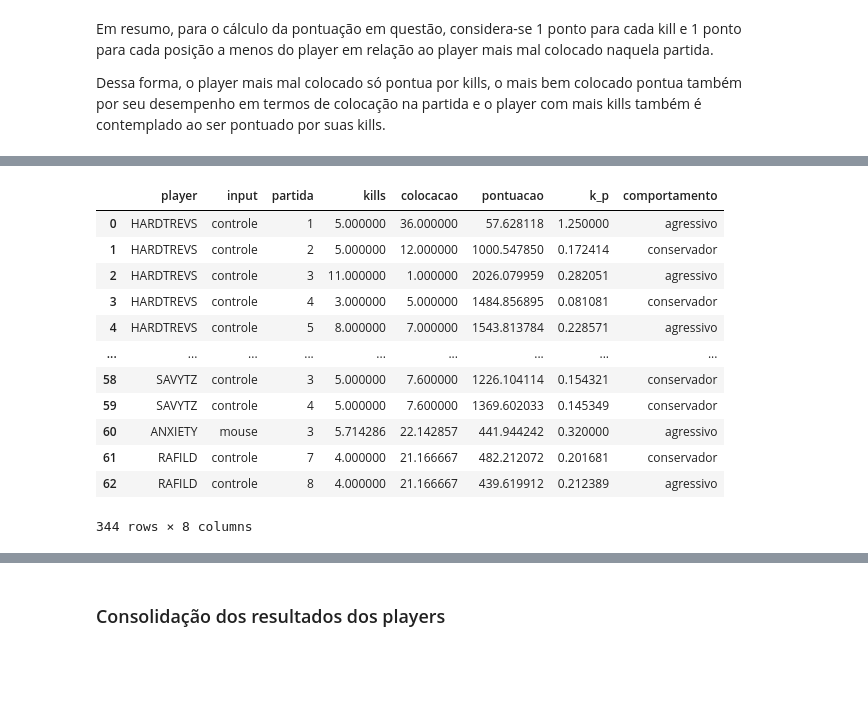
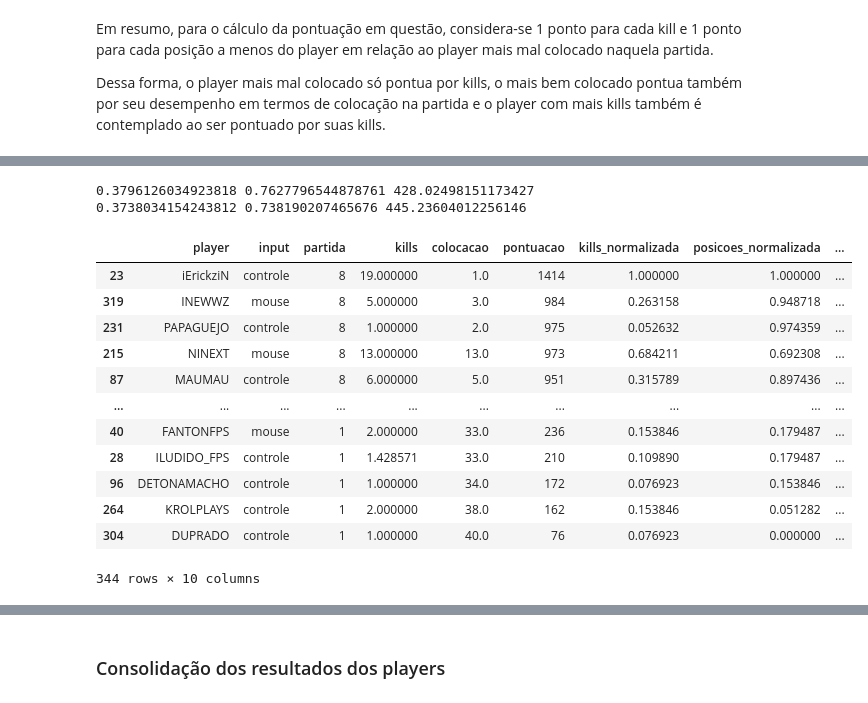
Before and after one commit to GodoyLucas/king_of_rebirth, a Jupyter notebook: Notebooks/King_of_Rebirth_Final.ipynb, the cells around one changed output, grey strips where cells are left out. Cells and saved outputs as stored; diff of their text form; code cells hidden in the pictures; blank space fills up the shorter version.

```diff
--- a/Notebooks/King_of_Rebirth_Final.ipynb
+++ b/Notebooks/King_of_Rebirth_Final.ipynb
@@ -403,45 +435,39 @@ Dessa forma, o player mais mal colocado só pontua por kills, o mais bem colocad
 # %%
-valores_colocacao_max_partida = []
-valores_posicoes = []
+valores_kills_normalizada = []
+valores_posicoes_normalizada = []
 valores_pontuacao = []
-valores_pontuacao_kills = []
-valores_pontuacao_posicoes = []
 valores_k_p = []
 
 for i in final_analise.itertuples():
 
   df_query = final_analise.query('partida == @i.partida')
 
-  colocacao_max_partida = df_query.colocacao.max()
-  colocacao = i.colocacao
+  kills_minimo_partida = df_query.kills.min()
+  kills_maximo_partida = df_query.kills.max()
   kills = i.kills
 
-  posicoes = colocacao_max_partida - colocacao
+  kills_normalizada = (kills - kills_minimo_partida) / (kills_maximo_partida - kills_minimo_partida)
 
-  s = math.sqrt(kills**2 + posicoes**2)
+  posicoes_minimo_partida = df_query.posicoes.min()
+  posicoes_maximo_partida = df_query.posicoes.max()
+  posicoes = i.posicoes
 
-  k_p = 0 if posicoes == 0 else kills / posicoes
+  posicoes_normalizada = (posicoes - posicoes_minimo_partida) / (posicoes_maximo_partida - posicoes_minimo_partida)
 
-  p_k = 0 if kills == 0 else posicoes / kills
+  s = math.sqrt(kills_normalizada**2 + posicoes_normalizada**2)
 
-  pontuacao = s*(kills + posicoes)
+  pontuacao = int(s* 1000)
 
-  pontuacao_kills = 0 if kills == 0 else pontuacao / kills
+  k_p = 0 if posicoes_normalizada == 0 else kills_normalizada / posicoes_normalizada
 
-  pontuacao_posicoes = 0 if posicoes == 0 else pontuacao / posicoes
-
-  valores_colocacao_max_partida.append(colocacao_max_partida)
-  valores_posicoes.append(posicoes)
+  valores_kills_normalizada.append(kills_normalizada)
+  valores_posicoes_normalizada.append(posicoes_normalizada)
   valores_pontuacao.append(pontuacao)
-  valores_pontuacao_kills.append(pontuacao_kills)
-  valores_pontuacao_posicoes.append(pontuacao_posicoes)
   valores_k_p.append(k_p)
 
-#final_analise['colocacao_max_partida'] = valores_colocacao_max_partida
-final_analise['posicoes'] = valores_posicoes
+final_analise['kills_normalizada'] = valores_kills_normalizada
+final_analise['posicoes_normalizada'] = valores_posicoes_normalizada
 final_analise['pontuacao'] = valores_pontuacao
-final_analise['pontuacao_kills'] = valores_pontuacao_kills
-final_analise['pontuacao_posicoes'] = valores_pontuacao_posicoes
 final_analise['k_p'] = valores_k_p
 final_analise
 # %% [output]
@@ -461,41 +573,50 @@ final_analise
+# %%
+random_data = np.random.rand(344, 2)
+s, dbs, c = clustering_algorithm(43, random_data)
+print(s, dbs, c)
+s5, dbs5, c5 = clustering_algorithm(43, values)
+print(s5, dbs5, c5)
+# %% [output]
+0.3796126034923818 0.7627796544878761 428.02498151173427
+0.3738034154243812 0.738190207465676 445.23604012256146
 # %%
 valores_k_p_media = []
 valores_k_p_normalizada = []
 valores_comportamento = []
 
 for i in final_analise.itertuples():
 
   df_query = final_analise.query('partida == @i.partida')
   k_p = i.k_p
 
   k_p_media = df_query.k_p.mean()
 
   k_p_normalizada = k_p / k_p_media
 
   comportamento = 'agressivo' if k_p > k_p_media else 'conservador'
 
   valores_k_p_media.append(k_p_media)
   valores_k_p_normalizada.append(k_p_normalizada)
   valores_comportamento.append(comportamento)
 
 final_analise['k_p_media'] = valores_k_p_media
 final_analise['k_p_normalizada'] = valores_k_p_normalizada
 final_analise['comportamento'] = valores_comportamento
 
-visualizacao = ['player', 'input', 'partida', 'kills', 'colocacao', 'pontuacao', 'k_p', 'comportamento']
+visualizacao = ['player', 'input', 'partida', 'kills', 'colocacao', 'pontuacao', 'kills_normalizada', 'posicoes_normalizada', 'k_p', 'comportamento']
 
-final_analise[visualizacao]
+final_analise[visualizacao].sort_values(['partida', 'pontuacao'], ascending = False)
 # %% [output]
-|  | player | input | partida | kills | colocacao | pontuacao | k_p | comportamento |
-| 0 | HARDTREVS | controle | 1 | 5.000000 | 36.000000 | 57.628118 | 1.250000 | agressivo |
-| 1 | HARDTREVS | controle | 2 | 5.000000 | 12.000000 | 1000.547850 | 0.172414 | conservador |
-| 2 | HARDTREVS | controle | 3 | 11.000000 | 1.000000 | 2026.079959 | 0.282051 | agressivo |
-| 3 | HARDTREVS | controle | 4 | 3.000000 | 5.000000 | 1484.856895 | 0.081081 | conservador |
-| 4 | HARDTREVS | controle | 5 | 8.000000 | 7.000000 | 1543.813784 | 0.228571 | agressivo |
-| ... | ... | ... | ... | ... | ... | ... | ... | ... |
-| 58 | SAVYTZ | controle | 3 | 5.000000 | 7.600000 | 1226.104114 | 0.154321 | conservador |
-| 59 | SAVYTZ | controle | 4 | 5.000000 | 7.600000 | 1369.602033 | 0.145349 | conservador |
-| 60 | ANXIETY | mouse | 3 | 5.714286 | 22.142857 | 441.944242 | 0.320000 | agressivo |
-| 61 | RAFILD | controle | 7 | 4.000000 | 21.166667 | 482.212072 | 0.201681 | conservador |
-| 62 | RAFILD | controle | 8 | 4.000000 | 21.166667 | 439.619912 | 0.212389 | agressivo |
+|  | player | input | partida | kills | colocacao | pontuacao | kills_normalizada | posicoes_normalizada | ... |
+| 23 | iErickziN | controle | 8 | 19.000000 | 1.0 | 1414 | 1.000000 | 1.000000 | ... |
+| 319 | INEWWZ | mouse | 8 | 5.000000 | 3.0 | 984 | 0.263158 | 0.948718 | ... |
+| 231 | PAPAGUEJO | controle | 8 | 1.000000 | 2.0 | 975 | 0.052632 | 0.974359 | ... |
+| 215 | NINEXT | mouse | 8 | 13.000000 | 13.0 | 973 | 0.684211 | 0.692308 | ... |
+| 87 | MAUMAU | controle | 8 | 6.000000 | 5.0 | 951 | 0.315789 | 0.897436 | ... |
+| ... | ... | ... | ... | ... | ... | ... | ... | ... | ... |
+| 40 | FANTONFPS | mouse | 1 | 2.000000 | 33.0 | 236 | 0.153846 | 0.179487 | ... |
+| 28 | ILUDIDO_FPS | controle | 1 | 1.428571 | 33.0 | 210 | 0.109890 | 0.179487 | ... |
+| 96 | DETONAMACHO | controle | 1 | 1.000000 | 34.0 | 172 | 0.076923 | 0.153846 | ... |
+| 264 | KROLPLAYS | controle | 1 | 2.000000 | 38.0 | 162 | 0.153846 | 0.051282 | ... |
+| 304 | DUPRADO | controle | 1 | 1.000000 | 40.0 | 76 | 0.076923 | 0.000000 | ... |
-344 rows × 8 columns
+344 rows × 10 columns
```
Also changed, not shown: parts of 21 cells of this notebook.
